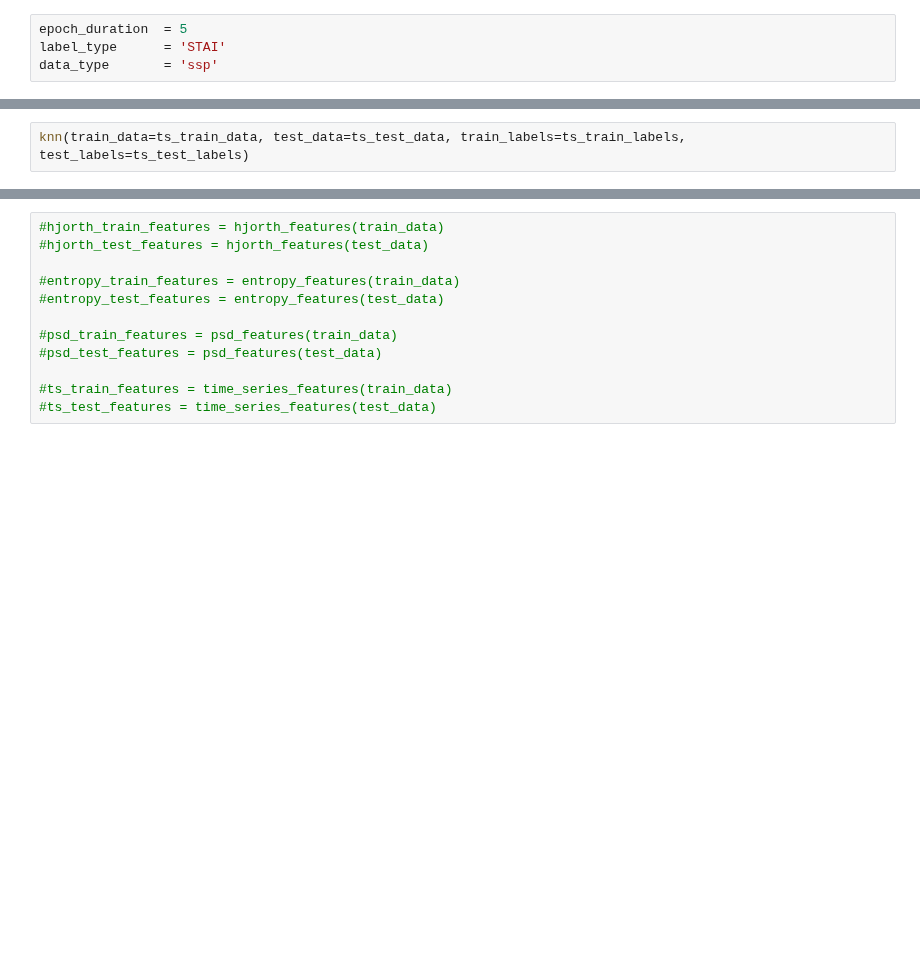
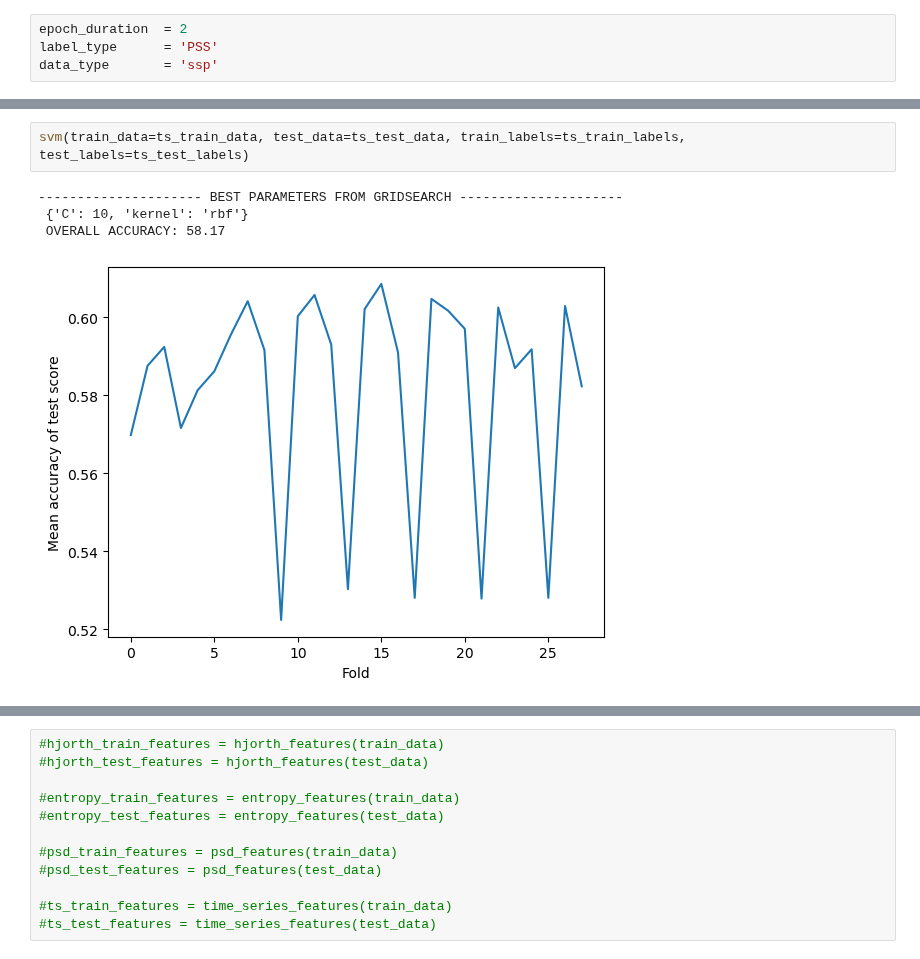
Before and after one commit to idamand/stress_detection_EEG, a Jupyter notebook: test3.ipynb, the cells around one changed output, grey strips where cells are left out. Cells and saved outputs as stored; diff of their text form; blank space fills up the shorter version.

```diff
--- a/test3.ipynb
+++ b/test3.ipynb
@@ -4,6 +4,6 @@ from classifiers import knn
 # %%
-epoch_duration  = 5
-label_type      = 'STAI'
+epoch_duration  = 2
+label_type      = 'PSS'
 data_type       = 'ssp'
 # %%
 ts = 'time_series'
@@ -11,2 +67,7 @@ ts_train_data, ts_test_data, ts_train_labels, ts_test_labels = prepare_data(data
 # %%
-knn(train_data=ts_train_data, test_data=ts_test_data, train_labels=ts_train_labels, test_labels=ts_test_labels)
+svm(train_data=ts_train_data, test_data=ts_test_data, train_labels=ts_train_labels, test_labels=ts_test_labels)
+# %% [output]
+--------------------- BEST PARAMETERS FROM GRIDSEARCH ---------------------
+ {'C': 10, 'kernel': 'rbf'}
+ OVERALL ACCURACY: 58.17
+[figure, added]
```
Also changed, not shown: parts of 9 cells of this notebook, 31 other files.
